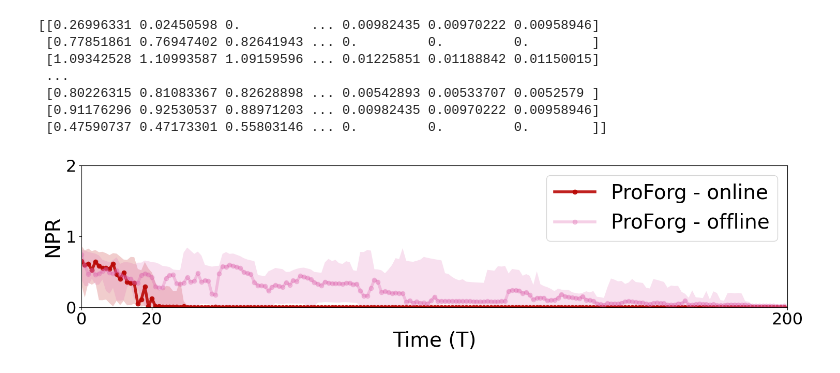
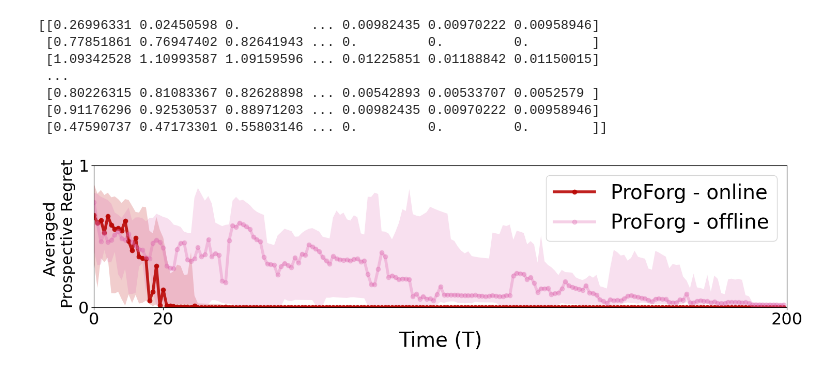
Before and after one commit to neurodata/ProspectiveForaging, a Jupyter notebook: notebooks/fig2_new.ipynb, the cells around one changed output. Saved outputs shown, nothing was run; the diff lists cells and outputs as text; code cells hidden in the pictures.

```diff
--- a/notebooks/fig2_new.ipynb
+++ b/notebooks/fig2_new.ipynb
@@ -60,34 +60,34 @@ colors = {
     "PAFM_opt_NN":pafm_nn,
     "RL_FQI":rl_fqi,
     "RL_TQL":rl_tql
           }
 
 Ts_online = np.arange(200,400,1) - 200
 PREGRETS_arr = PREGRETS_arr
 median = np.median(PREGRETS_arr, axis=0)
 q25  = np.nanpercentile(PREGRETS_arr, 25, axis=0)
 q75  = np.nanpercentile(PREGRETS_arr, 75, axis=0)
 plt.plot(Ts_online, median[:200],color=colors["PVAFM_RF_online"], lw = linewidth,marker='o',alpha = 0.9,label = 'ProForg - online')
 plt.fill_between(Ts_online, q25[:200], q75[:200], color=colors["PVAFM_RF_online"], alpha=0.20, edgecolor="none")
 
 
 PREGRETS_random_arr = PREGRETS_random_arr
 median = np.median(PREGRETS_random_arr, axis=0)
 q25  = np.nanpercentile(PREGRETS_random_arr, 25, axis=0)
 q75  = np.nanpercentile(PREGRETS_random_arr, 75, axis=0)
 plt.plot(Ts_online, median[:200],color=colors["PVAFM_RF_offline"], lw = linewidth,marker='o',alpha = 0.3,label = 'ProForg - offline')
 plt.fill_between(Ts_online, q25[:200], q75[:200], color=colors["PVAFM_RF_offline"], alpha=0.20, edgecolor="none")
 # plt.xscale('log')
 plt.xticks([0,20,200],[0,20,200],fontsize = fontsize-5)
 plt.xlim([0,200])
 # plt.xticks([0,200,400],fontsize = fontsize-5)
-plt.ylim([0,2])
-plt.yticks([0,1,2],fontsize = fontsize-5)
+plt.ylim([0,1])
+plt.yticks([0,1],fontsize = fontsize-5)
 plt.xlabel("Time (T)",fontsize = fontsize)
-plt.ylabel("NPR", fontsize = fontsize)
+plt.ylabel("Averaged \n Prospective Regret", fontsize = fontsize-6)
 # plt.title('Prospective Regret Across Lookahead Steps - Online vs Offline',fontsize = fontsize)
 plt.legend(fontsize = fontsize)
 plt.tight_layout()
 plt.savefig('ProForg_online.png')
 # %% [output]
-[figure, old version]
+[figure, new version]
```
Also changed, not shown: 11 other files.
